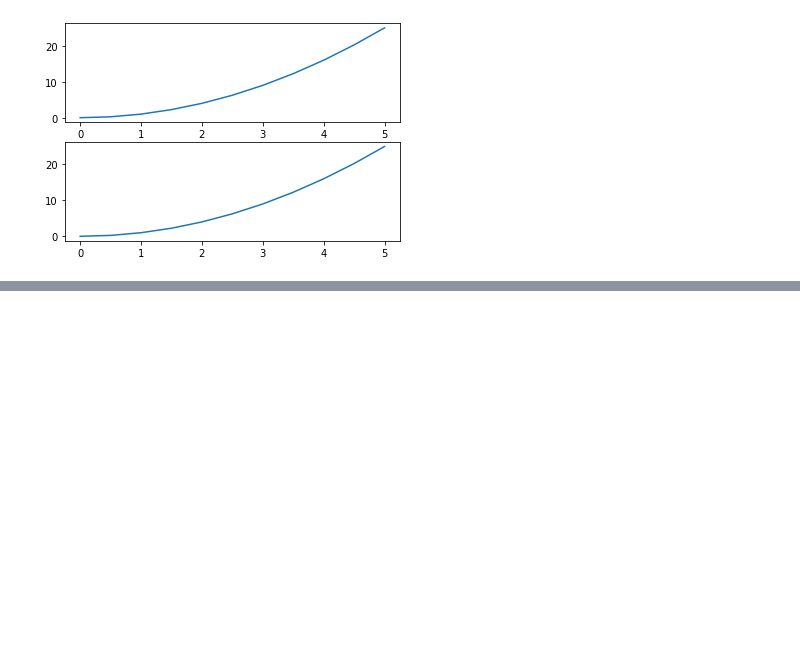
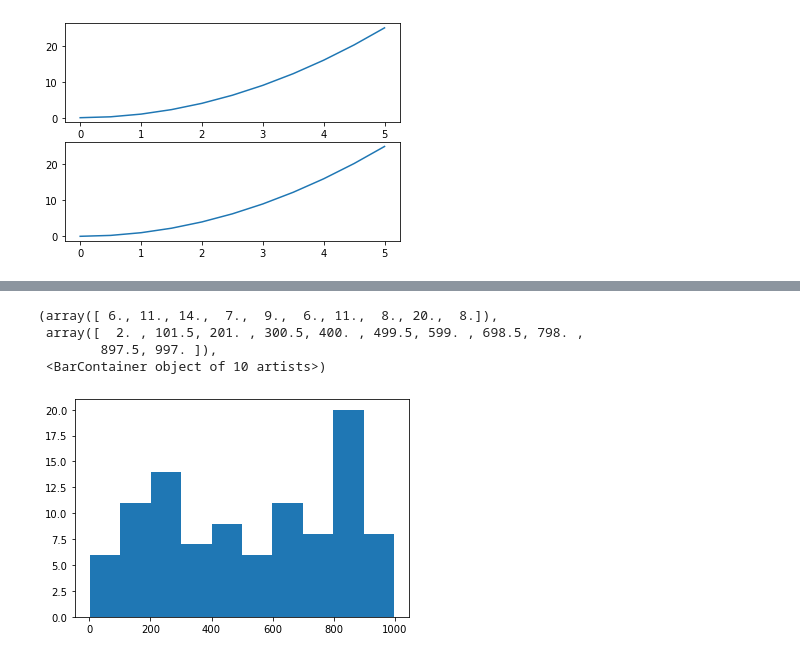
Before and after one commit to pradhan-asish/Python-Matplot_-_Visualization, a Jupyter notebook: Matplot_Udemy.ipynb, the cells around one changed output, grey strips where cells are left out. Cells and saved outputs as stored; diff of their text form; code cells hidden in the pictures; blank space fills up the shorter version.

Commit message:
histogram

```diff
--- a/Matplot_Udemy.ipynb
+++ b/Matplot_Udemy.ipynb
@@ -144,0 +145,10 @@ plt.scatter(x,y)
+# %%
+from random import sample
+data = sample(range(1,1000),100)
+plt.hist(data)
+# %% [output]
+(array([ 6., 11., 14.,  7.,  9.,  6., 11.,  8., 20.,  8.]),
+ array([  2. , 101.5, 201. , 300.5, 400. , 499.5, 599. , 698.5, 798. ,
+        897.5, 997. ]),
+ <BarContainer object of 10 artists>)
+[figure, added]
```
Also changed, not shown: parts of 22 cells of this notebook.
